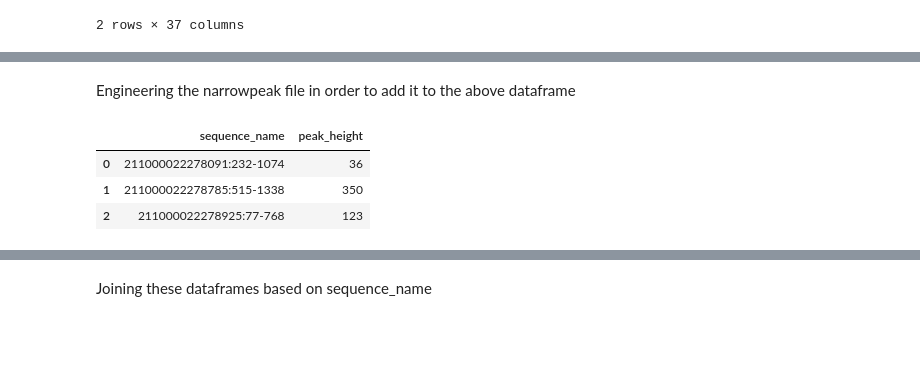
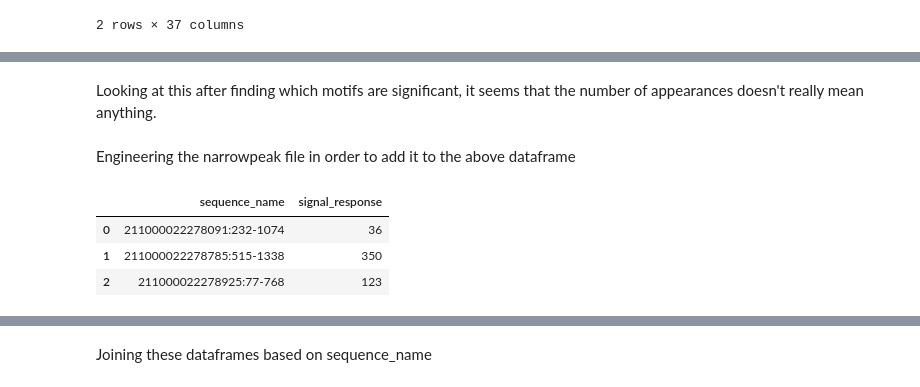
Before and after one commit to FriendlyBandit/data_science_final_project, a Jupyter notebook: logistic_regression_feature_engineering.ipynb, the cells around one changed output, grey strips where cells are left out. Cells and saved outputs as stored; diff of their text form; code cells hidden in the pictures; blank space fills up the shorter version.

Commit message:
Got really close to finishing...

```diff
--- a/logistic_regression_feature_engineering.ipynb
+++ b/logistic_regression_feature_engineering.ipynb
@@ -94,3 +159,5 @@ Final shape of dataframe: (2902, 37)
+# %% [markdown]
+Looking at this after finding which motifs are significant, it seems that the number of appearances doesn't really mean anything.
 # %% [markdown]
 Engineering the narrowpeak file in order to add it to the above dataframe
 # %%
@@ -98,12 +165,12 @@ sequence_name_generated = [f'{chr.strip()}:{start}-{end}' for chr, start, end in
 # %%
 narrowpeak_only_height_name = pd.DataFrame()
 narrowpeak_only_height_name['sequence_name'] = sequence_name_generated
 # Columns follow this format: https://genome.ucsc.edu/FAQ/FAQformat.html#format12
 # We will use the 4th column (0 indexed), or score.
-narrowpeak_only_height_name['peak_height'] = narrowpeak.iloc[:,4]
+narrowpeak_only_height_name['signal_response'] = narrowpeak.iloc[:,4]
 narrowpeak_only_height_name.head(3)
 # %% [output]
-|  | sequence_name | peak_height |
+|  | sequence_name | signal_response |
 | 0 | 211000022278091:232-1074 | 36 |
 | 1 | 211000022278785:515-1338 | 350 |
 | 2 | 211000022278925:77-768 | 123 |
```
Also changed, not shown: parts of 11 cells of this notebook, 5 other files.
